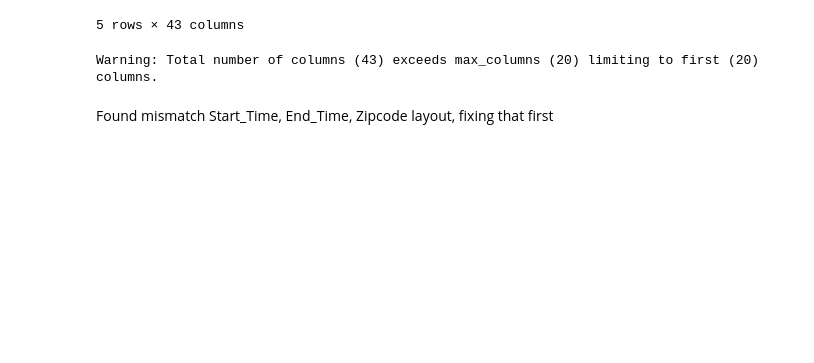
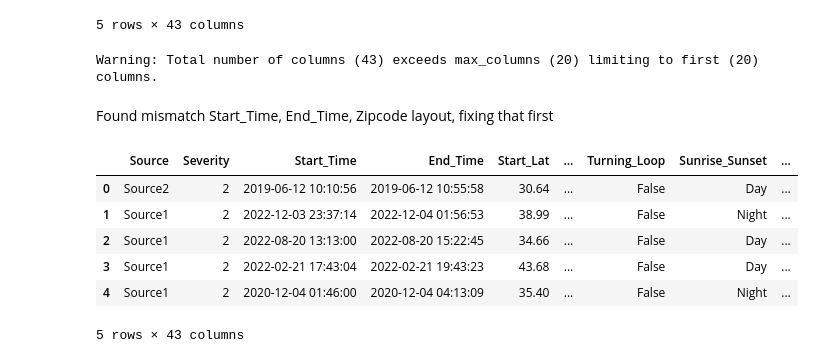
Before and after one commit to sgterrado/Need4Data-Blue-Bumper-Cars, a Jupyter notebook: Need4Data_DataClean.ipynb, the cells around one changed output. Drawn from its saved outputs; the diff is of its cells as text; code cells hidden in the pictures; blank space fills up the shorter version.

Commit message:
clean start_time, end_time

```diff
--- a/Need4Data_DataClean.ipynb
+++ b/Need4Data_DataClean.ipynb
@@ -105,3 +105,25 @@ df.head(5)
 Warning: Total number of columns (43) exceeds max_columns (20) limiting to first (20) columns.
 # %% [markdown]
  Found mismatch Start_Time, End_Time, Zipcode layout, fixing that first
+# %%
+df['Start_Time'] = pd.to_datetime(
+    df['Start_Time'],
+    errors = 'coerce',
+    format = 'mixed'
+)
+
+df['End_Time'] = pd.to_datetime(
+    df['End_Time'],
+    errors = 'coerce',
+    format = 'mixed'
+)
+# %%
+df.head(5)
+# %% [output]
+|  | Source | Severity | Start_Time | End_Time | Start_Lat | ... | Turning_Loop | Sunrise_Sunset | ... |
+| 0 | Source2 | 2 | 2019-06-12 10:10:56 | 2019-06-12 10:55:58 | 30.64 | ... | False | Day | ... |
+| 1 | Source1 | 2 | 2022-12-03 23:37:14 | 2022-12-04 01:56:53 | 38.99 | ... | False | Night | ... |
+| 2 | Source1 | 2 | 2022-08-20 13:13:00 | 2022-08-20 15:22:45 | 34.66 | ... | False | Day | ... |
+| 3 | Source1 | 2 | 2022-02-21 17:43:04 | 2022-02-21 19:43:23 | 43.68 | ... | False | Day | ... |
+| 4 | Source1 | 2 | 2020-12-04 01:46:00 | 2020-12-04 04:13:09 | 35.40 | ... | False | Night | ... |
+5 rows × 43 columns
```
